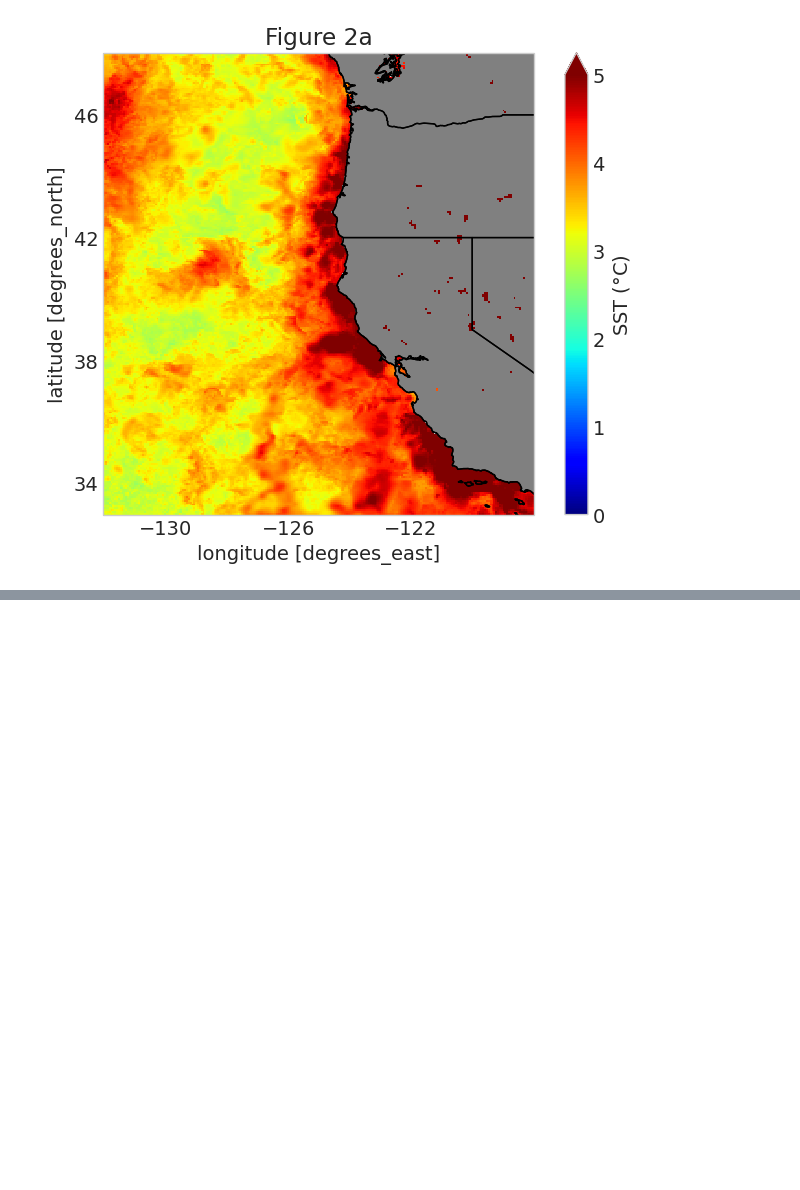
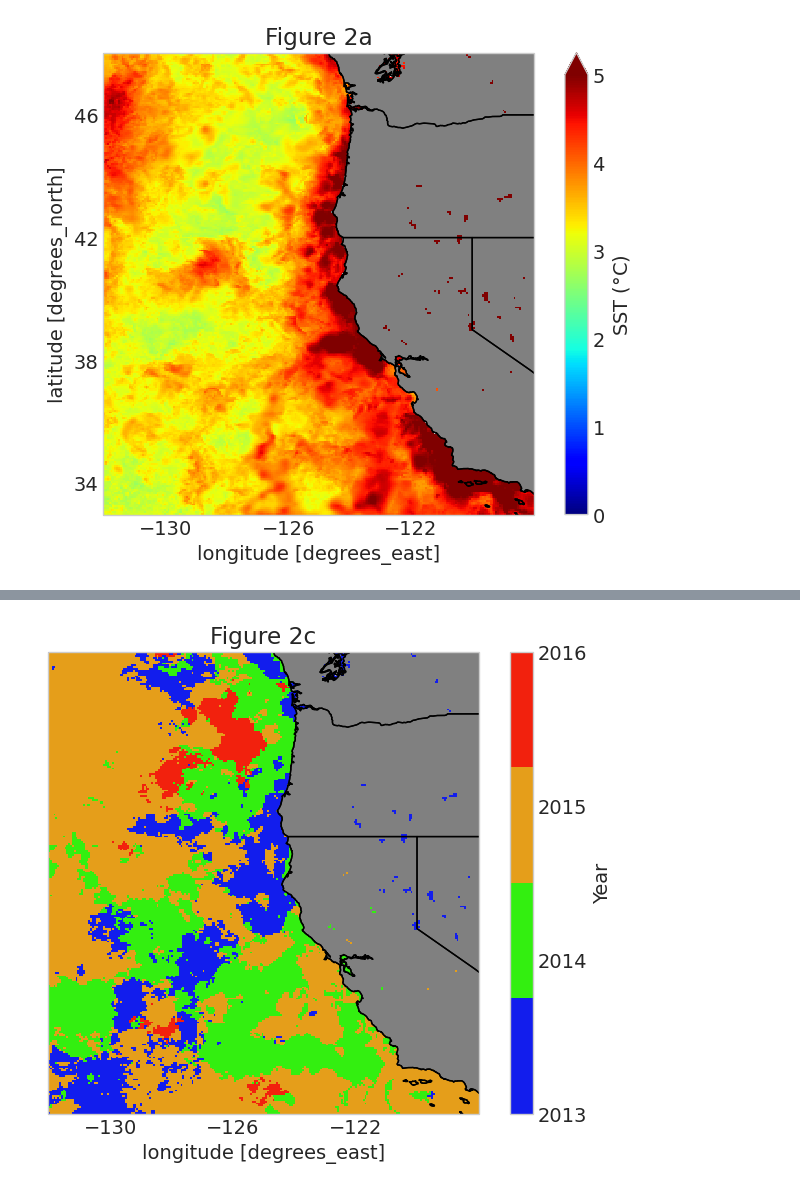
Before and after one commit to UCB-stat-159-s23/hw03-Group10, a Jupyter notebook: climate-Q05.ipynb, the cells around one changed output, grey strips where cells are left out. Drawn from its saved outputs; the diff is of its cells as text; code cells hidden in the pictures; blank space fills up the shorter version.

```diff
--- a/climate-Q05.ipynb
+++ b/climate-Q05.ipynb
@@ -68,0 +94,18 @@ plt.savefig('outputs/q05.png', bbox_inches='tight')
+# %%
+max_year = monthly_anomalies.idxmax(dim='time').dt.year
+# %%
+year_colormap = matplotlib.colors.ListedColormap(["#121ded", "#33ef10", "#e59e1a", "#f2210d"], name = "year_colormap")
+# %%
+ax = plt.subplot(projection=crs)
+fig=max_year.plot(ax=ax, transform=crs, add_colorbar=False, cmap= year_colormap, vmin=2013, vmax=2016)
+cbar = plt.colorbar(fig)
+cbar.set_label('Year')
+cbar.set_ticks([2013, 2014, 2015, 2016])
+ax.set_xticks([-130, -126, -122], minor=False)
+ax.add_feature(cfeature.LAND, color="grey")
+ax.add_feature(cfeature.STATES.with_scale("10m"))
+ax.coastlines("10m", color="k")
+plt.title("Figure 2c")
+plt.savefig('outputs/Q05-f2c.png')
+# %% [output]
+[figure, added]
```
Also changed, not shown: parts of 3 cells of this notebook, 1 other file.
